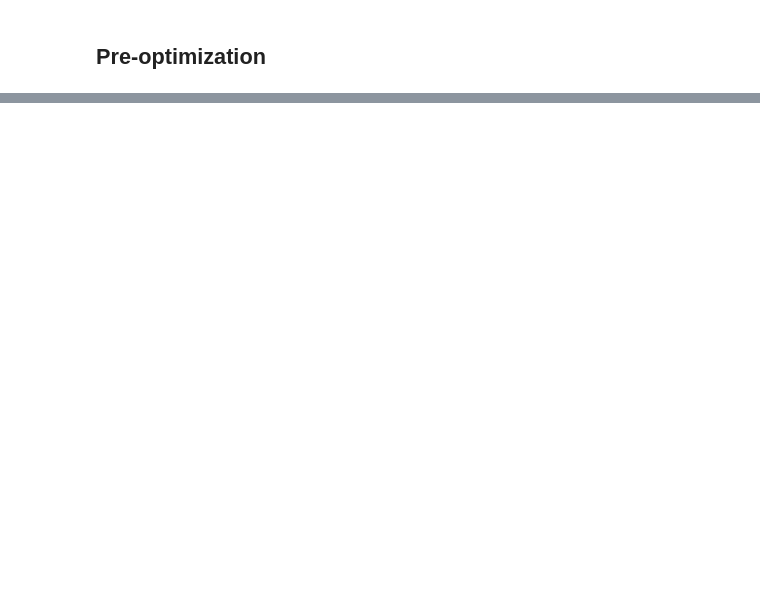
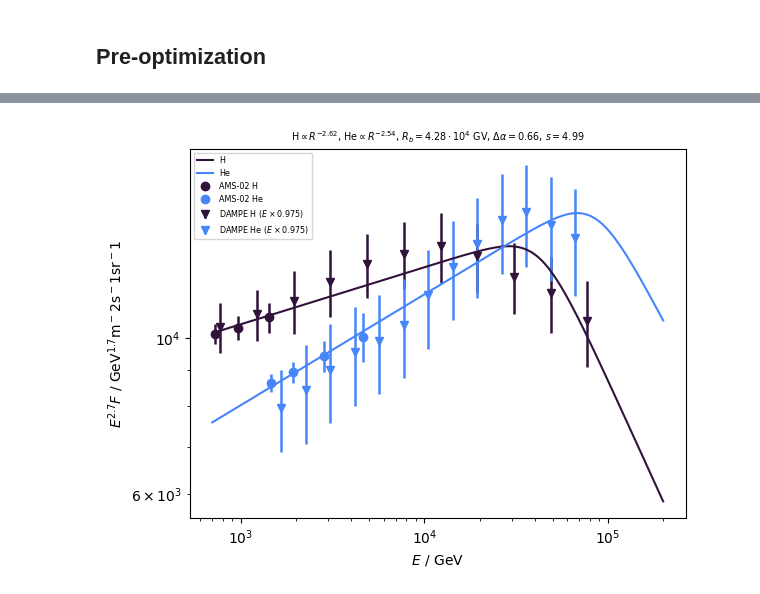
Before and after one commit to nj-vs-vh/EVA, a Jupyter notebook: bayesian.ipynb, the cells around one changed output, grey strips where cells are left out. Saved outputs shown, nothing was run; the diff lists cells and outputs as text; code cells hidden in the pictures; blank space fills up the shorter version.

```diff
--- a/bayesian.ipynb
+++ b/bayesian.ipynb
@@ -482,0 +173,4 @@ WARNING:root:Too few points to create valid contours
+# %%
+_ = Model.unpack(np.median(theta_sample, axis=0), layout_info=config).plot(fit_data, scale=2.7)
+# %% [output]
+[figure, added]
```
Also changed, not shown: parts of 27 cells of this notebook, 7 other files.
